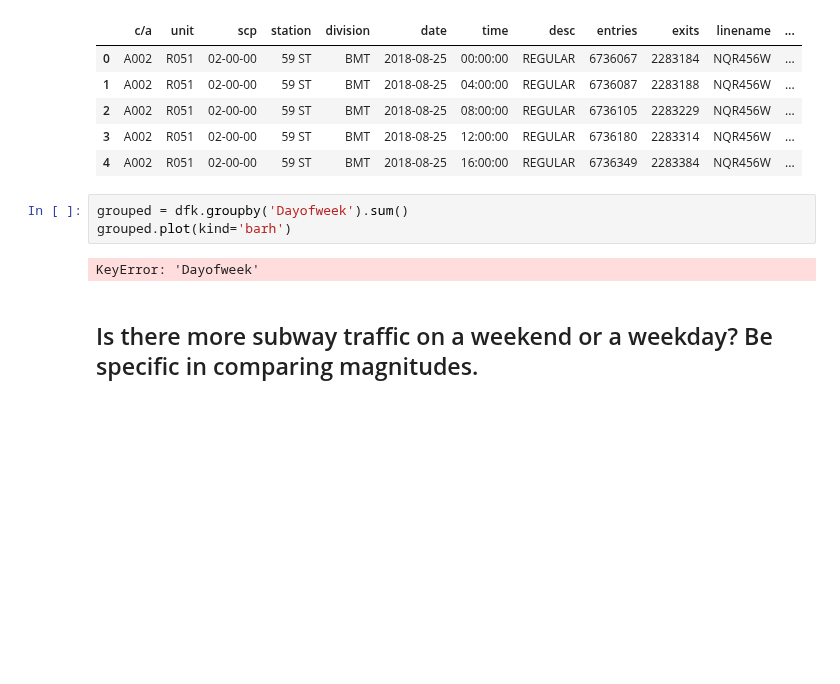
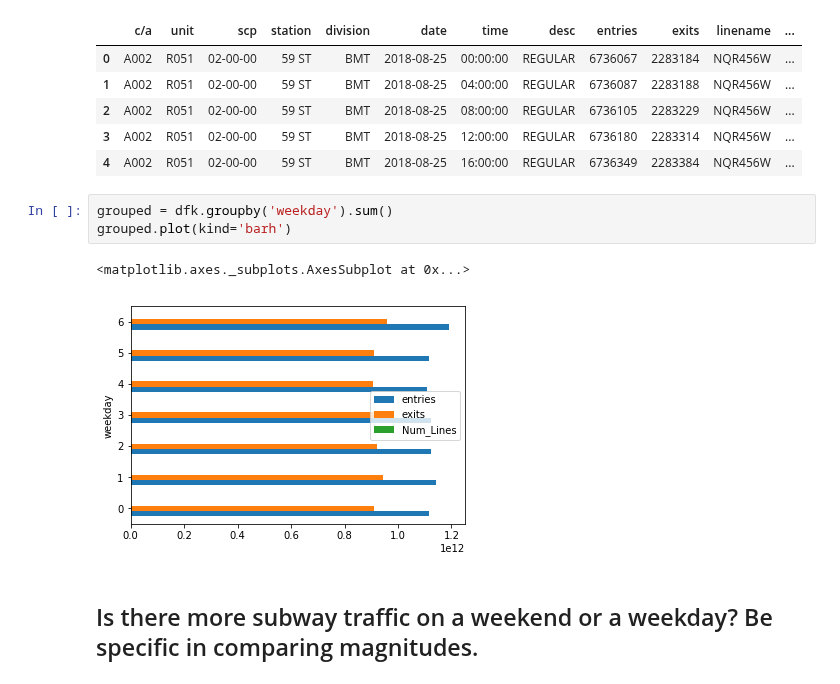
Before and after one commit to kevintheduu/dsc-0-03-08-understanding-pandas-series-and-dataframes-lab-seattle-ds-career-040119, a Jupyter notebook: index.ipynb, the cells around one changed output. Saved outputs shown, nothing was run; the diff lists cells and outputs as text; blank space fills up the shorter version.

```diff
--- a/index.ipynb
+++ b/index.ipynb
@@ -174,10 +174,11 @@ dfk.head()
 | 3 | A002 | R051 | 02-00-00 | 59 ST | BMT | 2018-08-25 | 12:00:00 | REGULAR | 6736180 | 2283314 | NQR456W | ... |
 | 4 | A002 | R051 | 02-00-00 | 59 ST | BMT | 2018-08-25 | 16:00:00 | REGULAR | 6736349 | 2283384 | NQR456W | ... |
 # %%
-grouped = dfk.groupby('Dayofweek').sum()
+grouped = dfk.groupby('weekday').sum()
 grouped.plot(kind='barh')
 # %% [output]
-KeyError: 'Dayofweek'
+<matplotlib.axes._subplots.AxesSubplot at 0x...>
+[figure, added]
 # %% [markdown]
 ## Is there more subway traffic on a weekend or a weekday?    Be specific in comparing magnitudes.
 # %%
```
